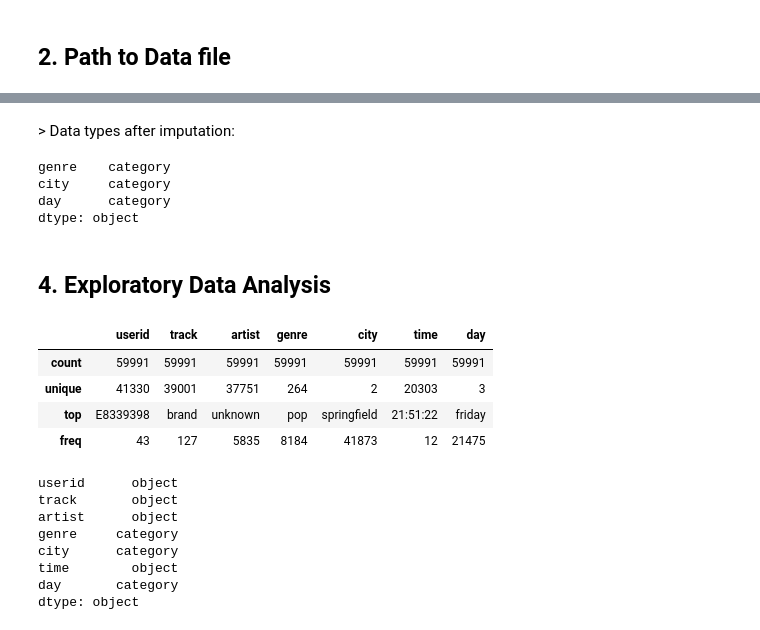
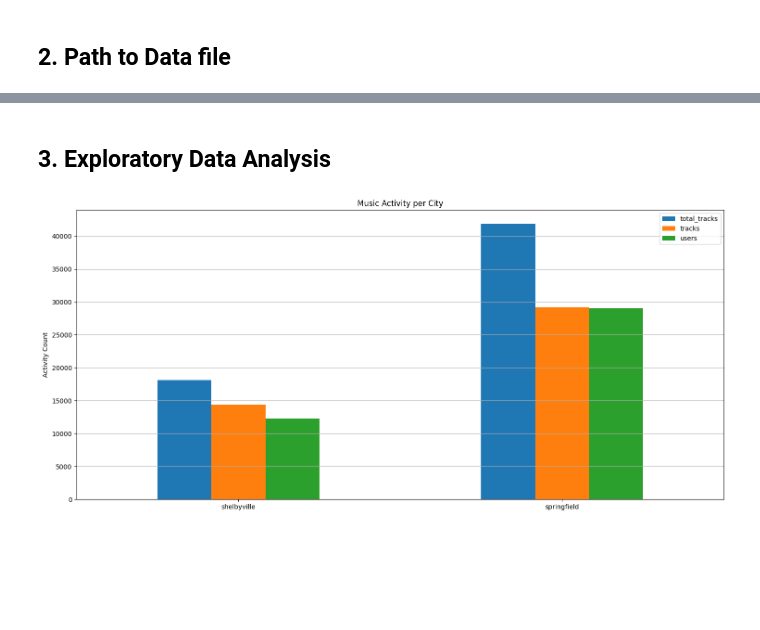
Before and after one commit to LuisPastranaLemus/P_20250423_Music_activity_analysis, a Jupyter notebook: notebooks/03_eda.ipynb, the cells around one changed output, grey strips where cells are left out. Saved outputs shown, nothing was run; the diff lists cells and outputs as text; code cells hidden in the pictures; blank space fills up the shorter version.

```diff
--- a/notebooks/03_eda.ipynb
+++ b/notebooks/03_eda.ipynb
@@ -26,4 +26,9 @@ from src import *
 # %%
 # Build route to data file and upload
 data_file_path = project_root / "data" / "processed"
-df_music = load_dataset_from_csv(data_file_path, "music_clean.csv", sep=',', header='infer', keep_default_na=False)
+df_music_activity_city = load_dataset_from_csv(data_file_path, "music_activity_city.csv", sep=',', header='infer', keep_default_na=False)
+df_music_activity_day = load_dataset_from_csv(data_file_path, "music_activity_day.csv", sep=',', header='infer', keep_default_na=False)
+df_music_activity_city_day = load_dataset_from_csv(data_file_path, "music_activity_city_day.csv", sep=',', header='infer', keep_default_na=False)
+df_music_activity_time_city = load_dataset_from_csv(data_file_path, "music_activity_time_city.csv", sep=',', header='infer', keep_default_na=False)
+df_music_activity_time_day = load_dataset_from_csv(data_file_path, "music_activity_time_day.csv", sep=',', header='infer', keep_default_na=False)
+df_music_activity_time_city_day = load_dataset_from_csv(data_file_path, "music_activity_time_city_day.csv", sep=',', header='infer', keep_default_na=False)
@@ -37,31 +35,6 @@ df_music['day'] = df_music['day'].astype('category')
-# %%
-# Checking dtypes after imputation
-display(HTML(f"> Data types after imputation:\n"))
-print(df_music.loc[:, ['genre', 'city', 'day']].dtypes)
-# %% [output]
-> Data types after imputation:
-genre    category
-city     category
-day      category
-dtype: object
 # %% [markdown]
-## __4. Exploratory Data Analysis__
+## __3. Exploratory Data Analysis__
-# %%
-df_music.describe()
-# %% [output]
-|  | userid | track | artist | genre | city | time | day |
-| count | 59991 | 59991 | 59991 | 59991 | 59991 | 59991 | 59991 |
-| unique | 41330 | 39001 | 37751 | 264 | 2 | 20303 | 3 |
-| top | E8339398 | brand | unknown | pop | springfield | 21:51:22 | friday |
-| freq | 43 | 127 | 5835 | 8184 | 41873 | 12 | 21475 |
-# %%
-df_music.dtypes
-# %% [output]
-userid      object
-track       object
-artist      object
-genre     category
-city      category
-time        object
-day       category
-dtype: object
+# %%
+plot_grouped_bars_indx(df_music_activity_city, index_name='city', title='Music Activity per City', ylabel='Activity Count')
+# %% [output]
+[figure, added]
```
Also changed, not shown: parts of 5 cells of this notebook, 5 other files.
